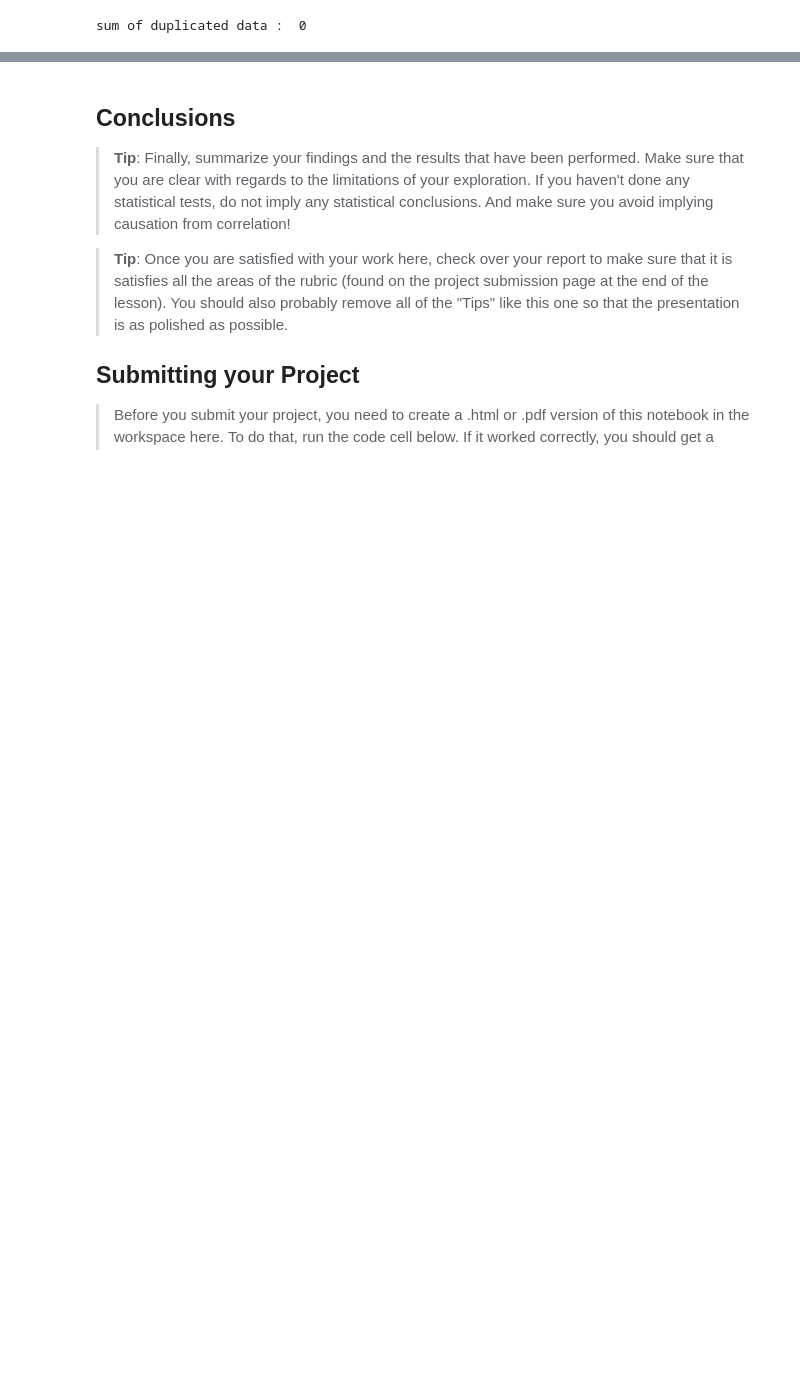
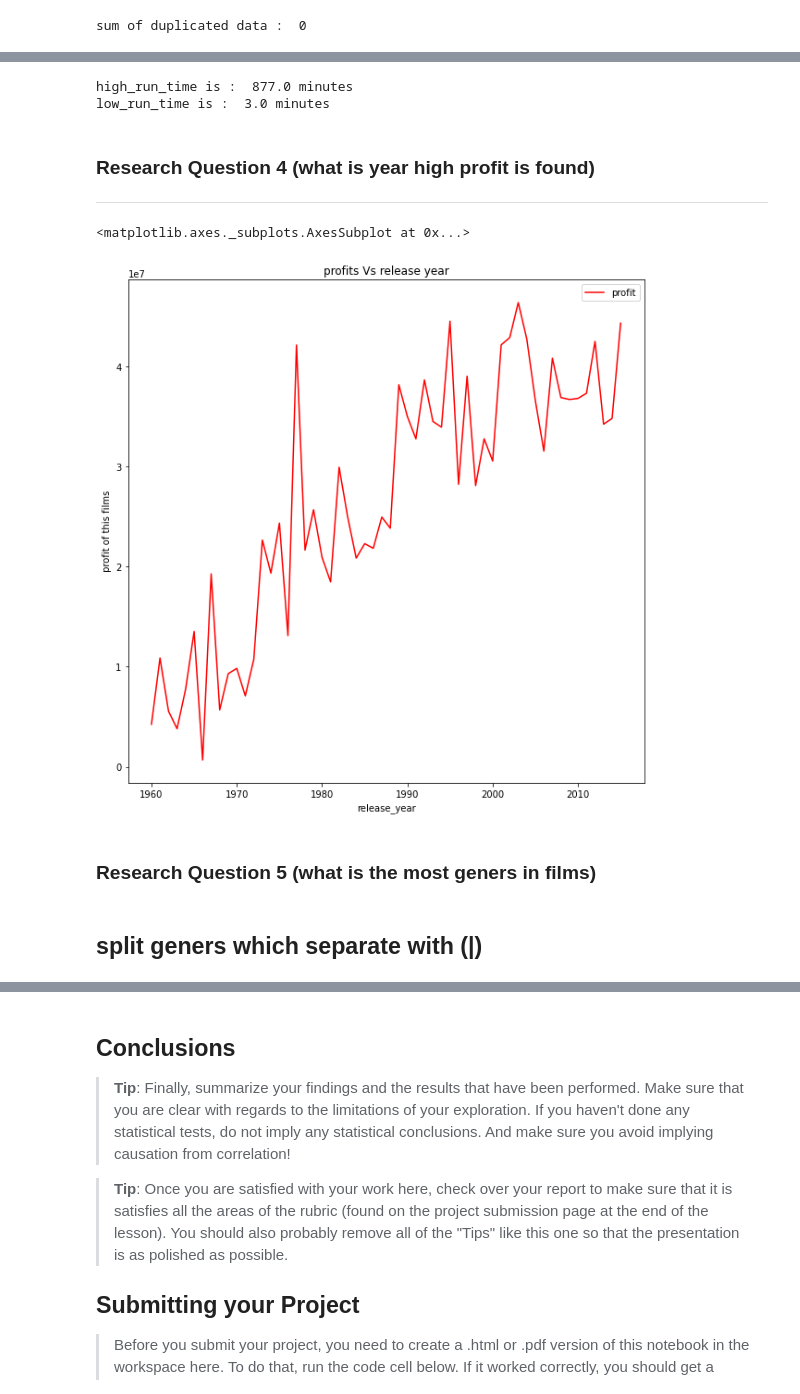
Before and after one commit to ahmed-hassan97/Investigate_TMDb_Movies, a Jupyter notebook: Investigate_a_Dataset.ipynb, the cells around one changed output, grey strips where cells are left out. Saved outputs shown, nothing was run; the diff lists cells and outputs as text; code cells hidden in the pictures; blank space fills up the shorter version.

```diff
--- a/Investigate_a_Dataset.ipynb
+++ b/Investigate_a_Dataset.ipynb
@@ -321,0 +317,7 @@ df.head(1)
+# %%
+df['profit'] = df['revenue'] - df['budget']
+max = df[df['profit'] == df['profit'].max()]
+min = df[df['profit'] == df['profit'].min()]
+
+print("id of max profit movie is  : " , max['director'])
+print("min film in profit is by : ",min['director'])
@@ -321,0 +351,28 @@ df.head(1)
+# %%
+high_run_time = df['runtime'].max()
+low_run_time  = df['runtime'].min()
+
+print("high_run_time is : ", str(high_run_time) + " minutes")
+print("low_run_time is : ", str(low_run_time)+ " minutes" )
+# %% [output]
+high_run_time is :  877.0 minutes
+low_run_time is :  3.0 minutes
+# %% [markdown]
+### Research Question 4  (what is year high profit is found)
+
+---
+# %%
+plt.figure(figsize=(10,10))
+plt.xlabel(" year of production films")
+plt.ylabel(" profit of this films")
+plt.title ('profits Vs release year')
+plt.legend('profit')
+
+df.groupby('release_year').mean()['profit'].plot(color = 'red' ,legend = 'profit' )
+# %% [output]
+<matplotlib.axes._subplots.AxesSubplot at 0x...>
+[figure, added]
+# %% [markdown]
+### Research Question 5  (what is the  most geners in films)
+# %% [markdown]
+## split geners which separate with (|)
```
Also changed, not shown: parts of 19 cells of this notebook.
